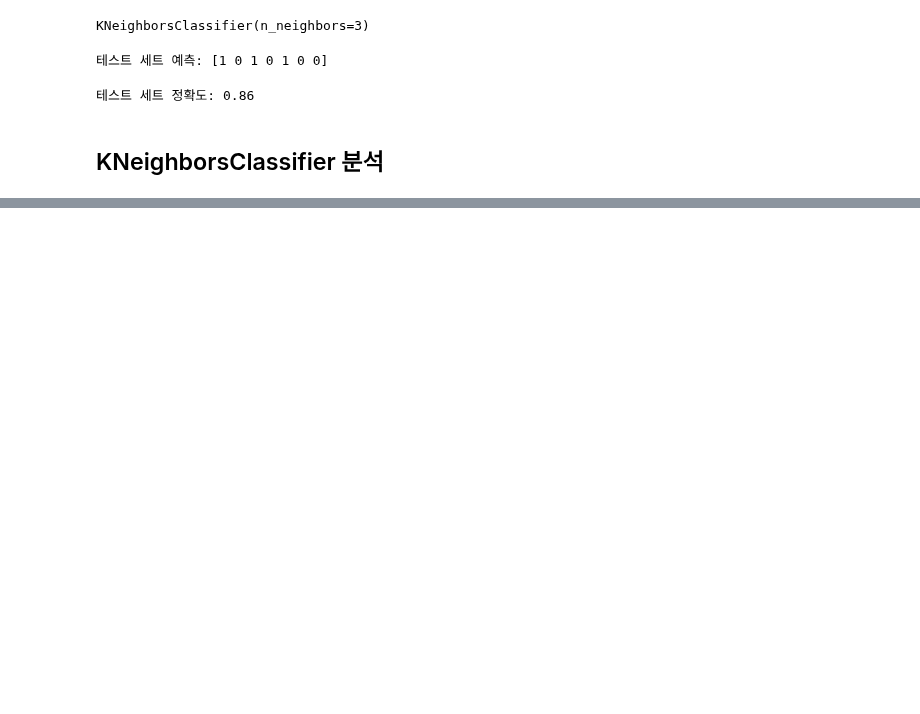
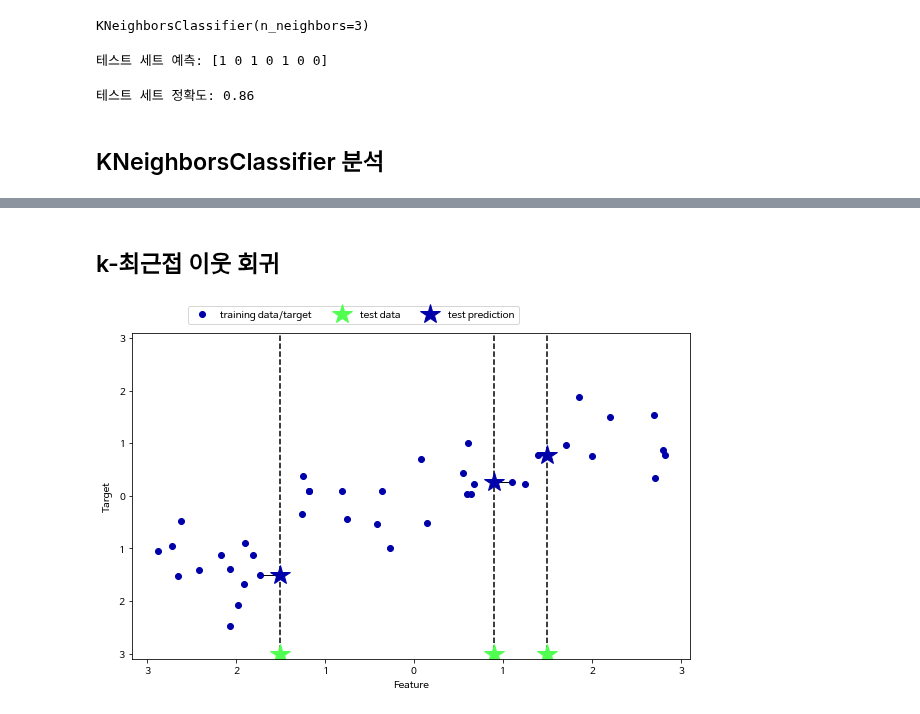
Before and after one commit to 201ssc/python_test1, a Jupyter notebook: python_ml_3.ipynb, the cells around one changed output, grey strips where cells are left out. Cells and saved outputs as stored; diff of their text form; code cells hidden in the pictures; blank space fills up the shorter version.

```diff
--- a/python_ml_3.ipynb
+++ b/python_ml_3.ipynb
@@ -190,0 +209,6 @@ plt.legend()
+# %% [markdown]
+## k-최근접 이웃 회귀
+# %%
+mglearn.plots.plot_knn_regression(n_neighbors=1)
+# %% [output]
+[figure, added]
```
Also changed, not shown: parts of 32 cells of this notebook.
